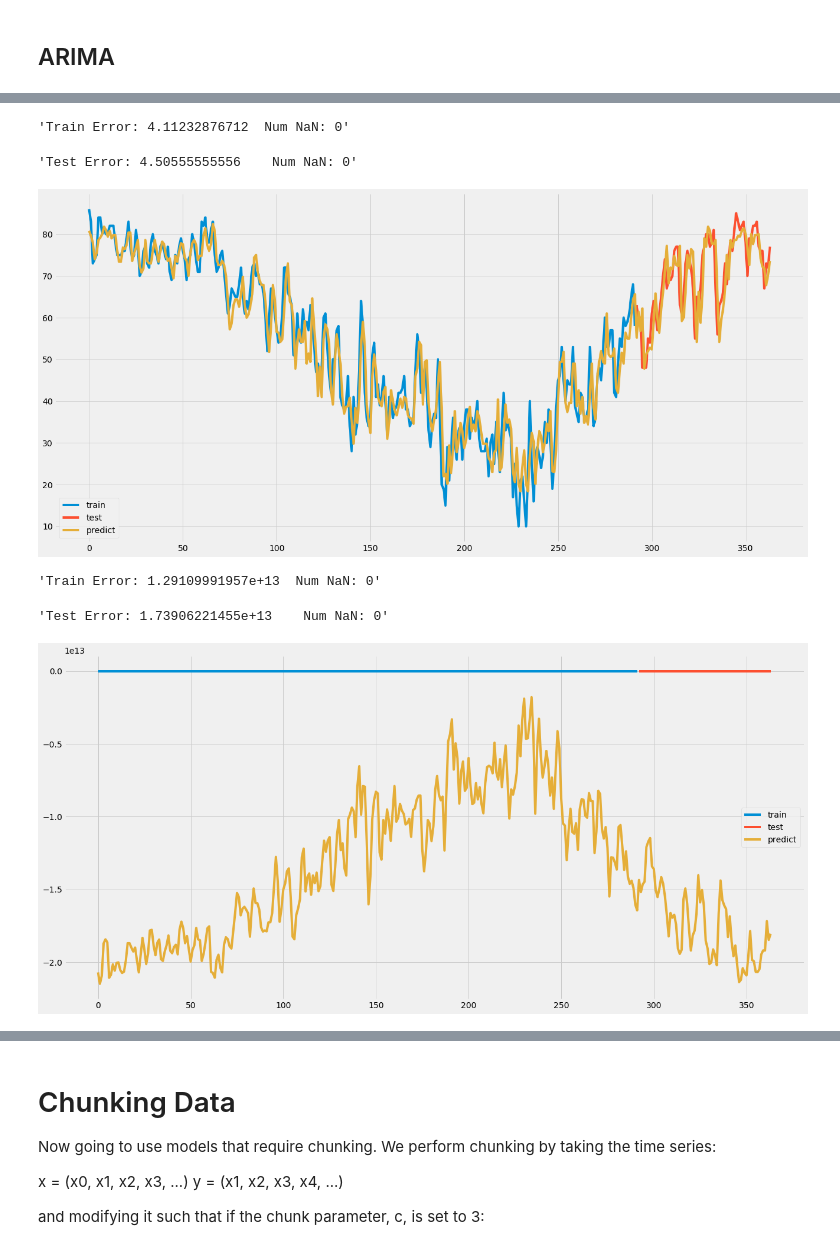
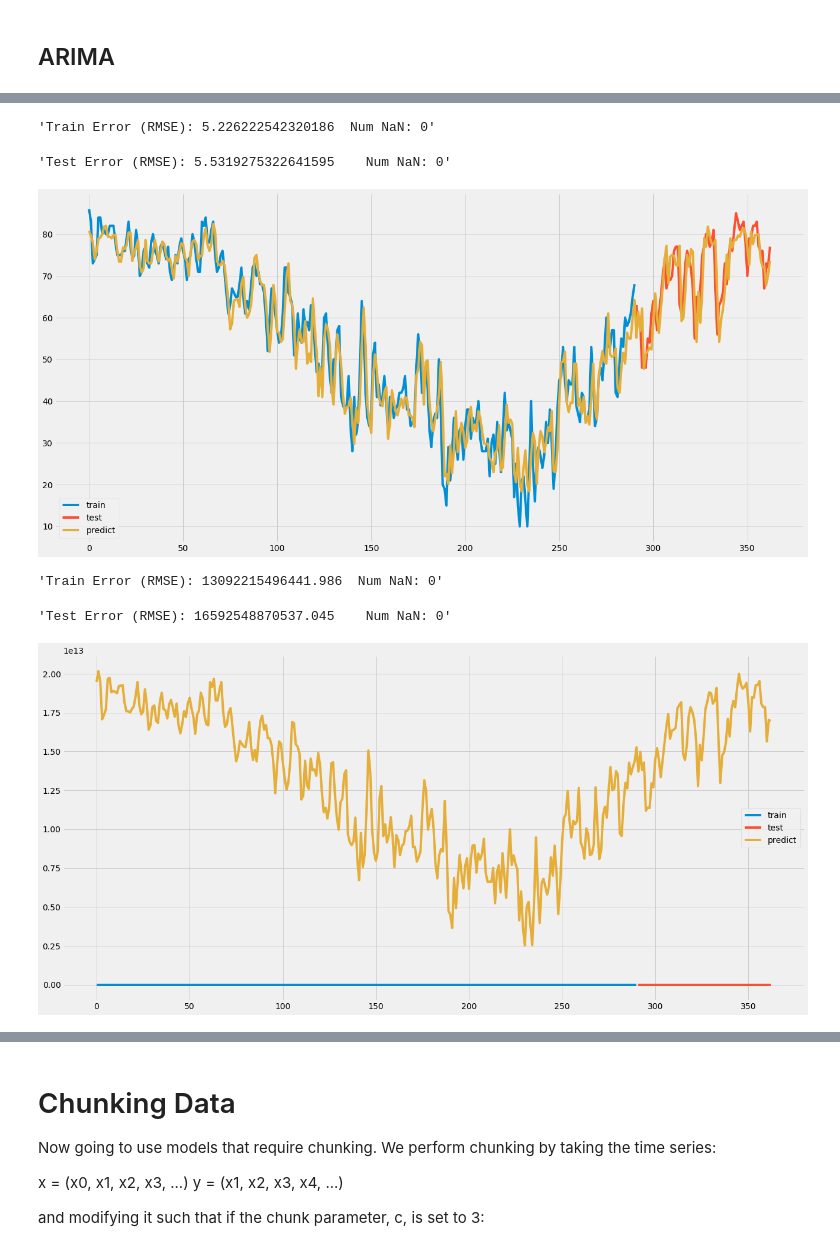
Before and after one commit to fdabek1/irregulartimeseries, a Jupyter notebook: 03-FeaturesOther_p.ipynb, the cells around one changed output, grey strips where cells are left out. Cells and saved outputs as stored; diff of their text form; code cells hidden in the pictures.

```diff
--- a/03-FeaturesOther_p.ipynb
+++ b/03-FeaturesOther_p.ipynb
@@ -32,6 +32,6 @@ Raw Data means that the model simply takes the data as a sequence and no data ma
 # %% [markdown]
 ## ARIMA
 # %%
-model = ARIMA(analysis, use_features=False)
+model = ARIMA(analysis=analysis, use_features=True)
 analysis.run_model(model, name='ARIMA')
 # %% [output]
@@ -58,18 +58,18 @@ Total fit time: 64.183 seconds
 # %%
 from sklearn.neighbors import KNeighborsRegressor
-model = Regressor(analysis, KNeighborsRegressor)
+model = Regressor(analysis=analysis, regressor=KNeighborsRegressor)
 analysis.run_model(model, name='KNN')
 # %% [output]
-'Train Error: 4.11232876712  Num NaN: 0'
+'Train Error (RMSE): 5.226222542320186  Num NaN: 0'
-'Test Error: 4.50555555556    Num NaN: 0'
+'Test Error (RMSE): 5.5319275322641595    Num NaN: 0'
-[figure, old version]
+[figure, new version]
 # %%
 from sklearn.linear_model import SGDRegressor
-model = Regressor(analysis, SGDRegressor)
+model = Regressor(analysis=analysis, regressor=SGDRegressor)
 analysis.run_model(model, name='SGD')
 # %% [output]
-'Train Error: 1.29109991957e+13  Num NaN: 0'
+'Train Error (RMSE): 13092215496441.986  Num NaN: 0'
-'Test Error: 1.73906221455e+13    Num NaN: 0'
+'Test Error (RMSE): 16592548870537.045    Num NaN: 0'
-[figure, old version]
+[figure, new version]
 # %%
 from sklearn.ensemble import RandomForestRegressor
```
Also changed, not shown: parts of 17 cells of this notebook, 16 other files.
